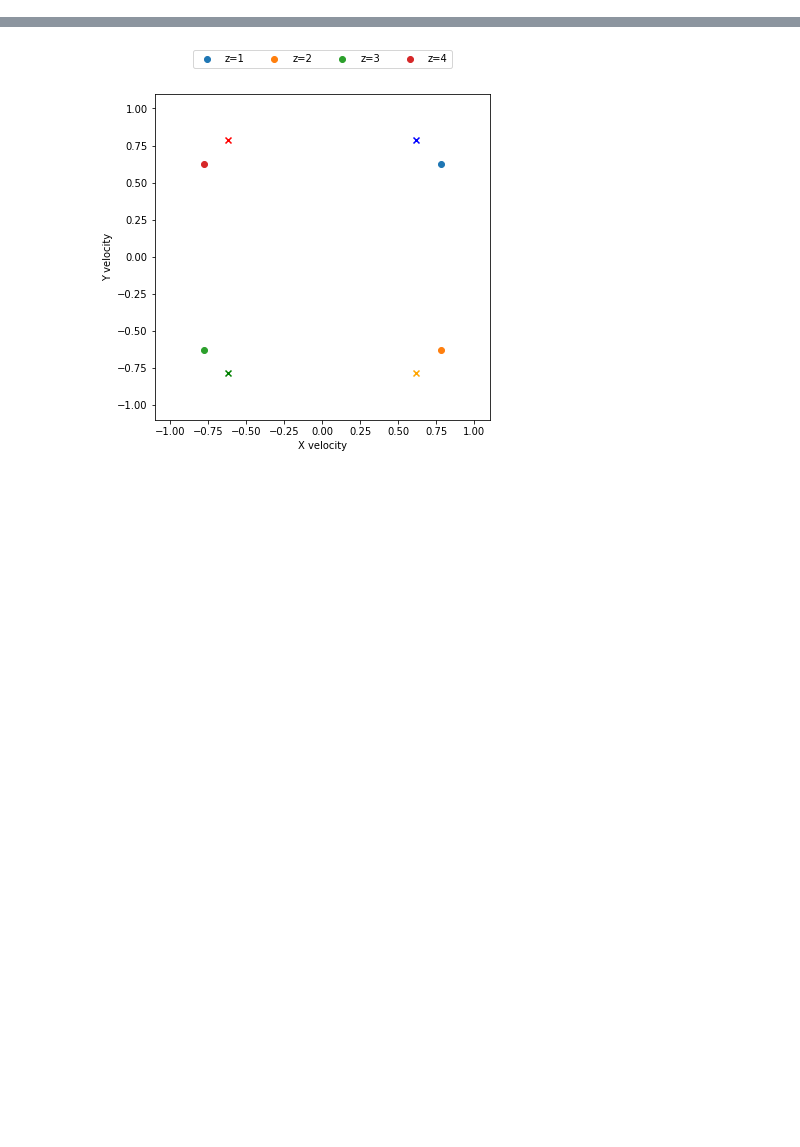
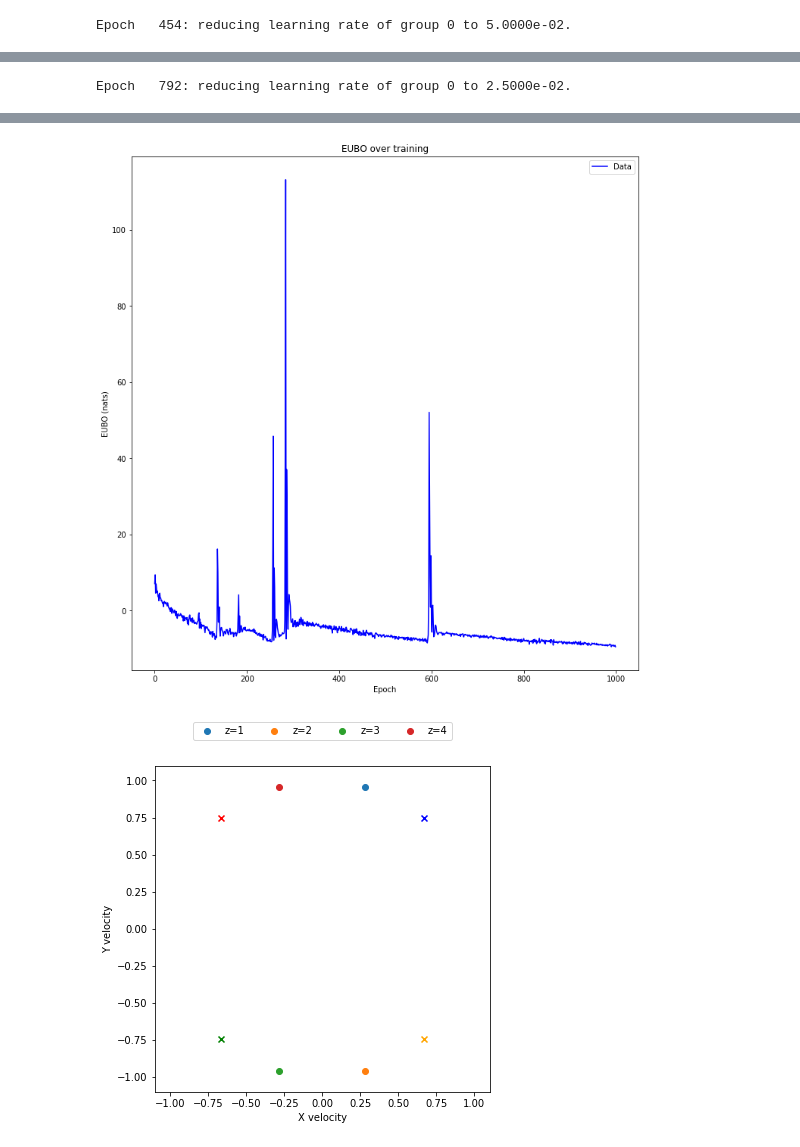
Before and after one commit to probtorch/combinators, a Jupyter notebook: bouncing_ball.ipynb, the cells around one changed output, grey strips where cells are left out. Saved outputs shown, nothing was run; the diff lists cells and outputs as text; code cells hidden in the pictures; blank space fills up the shorter version.

Commit message:
bouncing_ball.ipynb: update notebook
Signed-off-by: Eli Sennesh <e.sennesh@northeastern.edu>

```diff
--- a/bouncing_ball.ipynb
+++ b/bouncing_ball.ipynb
@@ -21,7 +20,7 @@ logging.basicConfig(format='%(asctime)s %(message)s', datefmt='%m/%d/%Y %H:%M:%S
                     level=logging.INFO)
 # %%
 ## dataset parameters
-T = 50 ## sequence length
+T = 75 ## sequence length
 num_series = 1
 dt = 1 ## \delta t
 Boundary = 6 ## unit box is amplified by this value, centered at origin
@@ -83,8 +82,9 @@ prior_init_params = {
 init_bouncing_ball = combinators.Model(bouncing_ball.init_bouncing_ball,
                                        hyper=prior_init_params)
 # %%
-bouncing_ball_smc = smc.SequentialMonteCarlo(bouncing_ball_step, T,
-                                             initializer=init_bouncing_ball)
+bouncing_ball_smc = importance.ImportanceResampler.smc(
+    bouncing_ball_step, T, initializer=init_bouncing_ball
+)
 # %%
 variational_init_params = {
     'position_0': {
@@ -203,11 +203,13 @@ for s in range(num_series):
     importance_sampler = importance.ImportanceSampler(bouncing_ball_smc,
                                                       init_proposal)
 
-    inference, trained_params = smc.variational_smc(
+    inference, trained_params, eubos = importance.variational_importance(
         num_particles, importance_sampler, 1000, data,
         use_cuda=False, lr=1e-1, inclusive_kl=True,
+        patience=200,
     )
     trained_params = init_proposal.args_vardict(())
+    utils.plot_evidence_bounds(eubos, False)
 
     init_posterior = combinators.Model(bouncing_ball.init_bouncing_ball,
                                        hyper=trained_params)
@@ -264,0 +267 @@ graph_velocity_frequencies(modal_directions.detach().numpy())
+Epoch   454: reducing learning rate of group 0 to 5.0000e-02.
@@ -264,0 +285 @@ graph_velocity_frequencies(modal_directions.detach().numpy())
+Epoch   792: reducing learning rate of group 0 to 2.5000e-02.
@@ -265,4 +303,5 @@ graph_velocity_frequencies(modal_directions.detach().numpy())
-[figure, old version]
+[figure, new version]
+[figure, added]
 # %%
 import bouncing_ball_plots
 # %%
```
Also changed, not shown: parts of 5 cells of this notebook.
